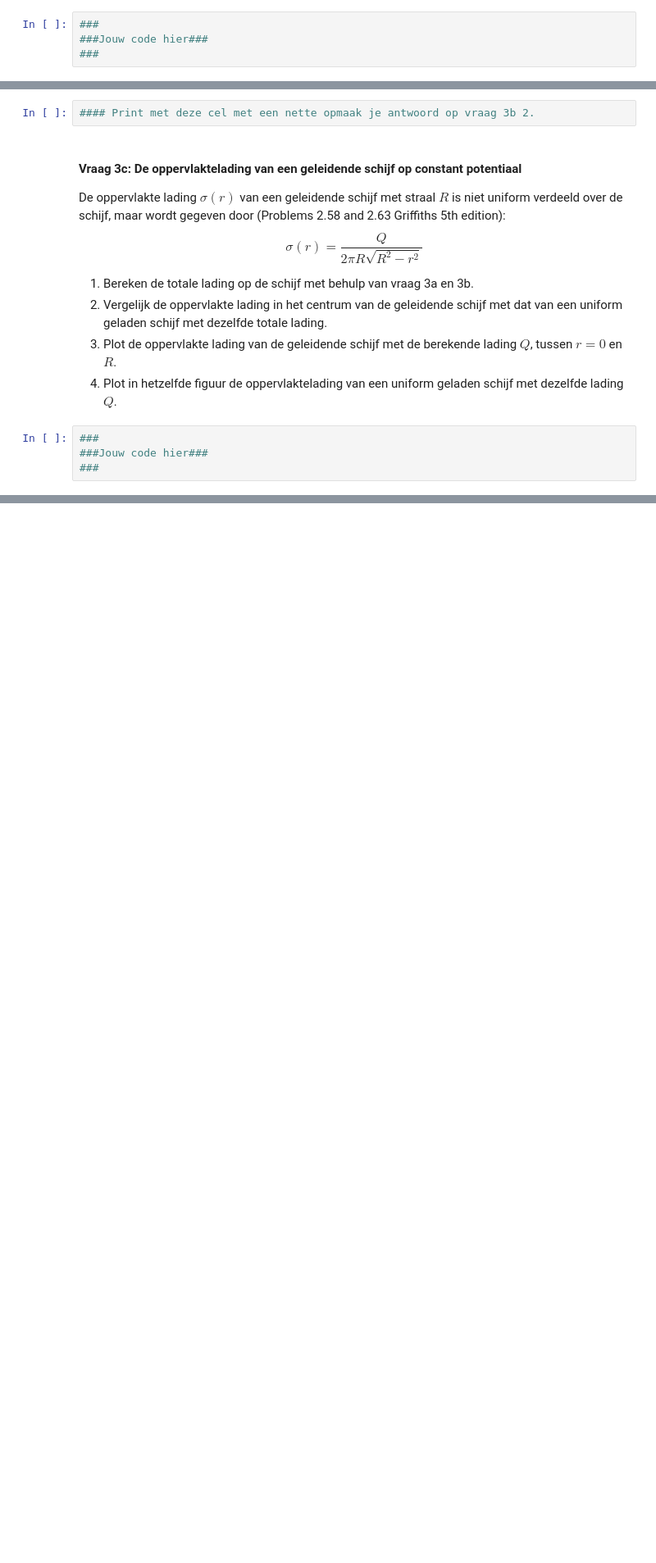
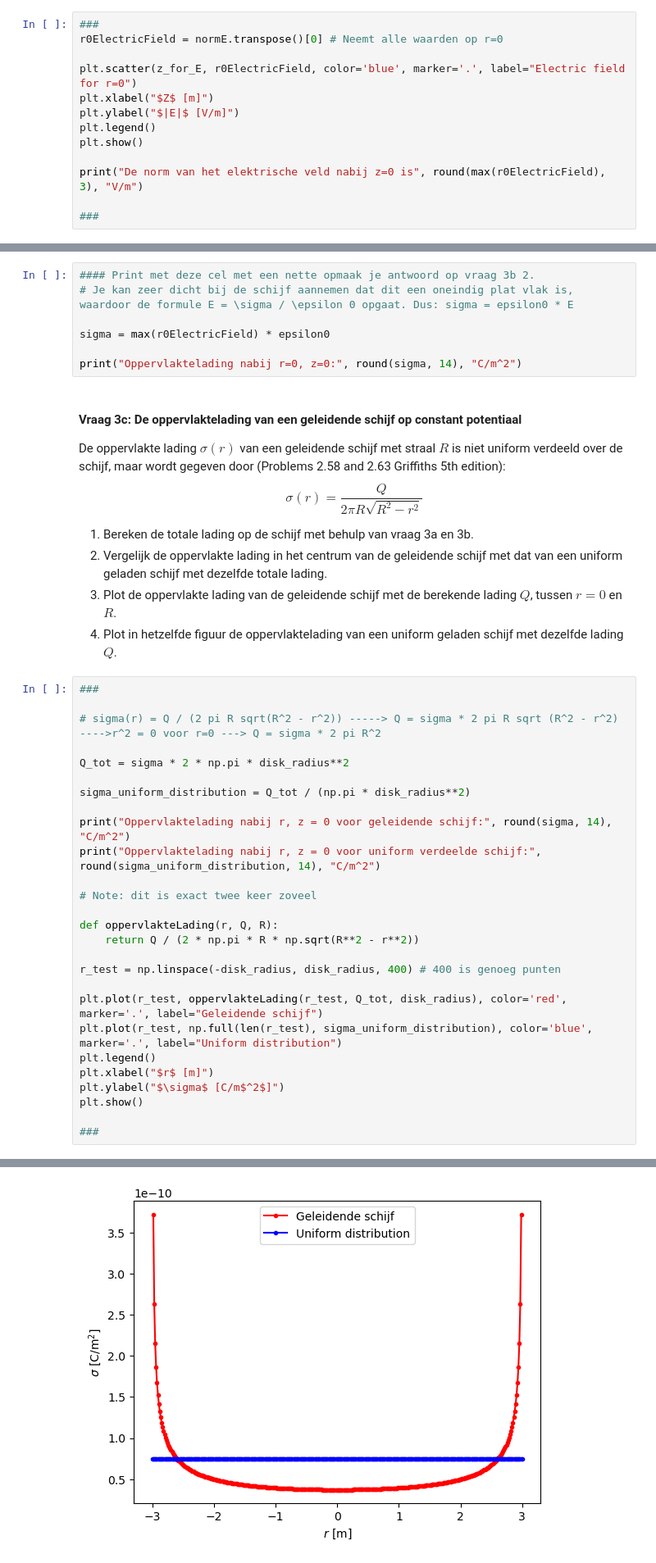
Before and after one commit to fKogelTU/opdrachten-DEF-D, a Jupyter notebook: DigitaleOntwerpopdrachten/1CondensatorOpdracht/CondensatorOntwerpopdracht.ipynb, the cells around one changed output, grey strips where cells are left out. Shown at 82% size. Cells and saved outputs as stored; diff of their text form; blank space fills up the shorter version.

```diff
--- a/DigitaleOntwerpopdrachten/1CondensatorOpdracht/CondensatorOntwerpopdracht.ipynb
+++ b/DigitaleOntwerpopdrachten/1CondensatorOpdracht/CondensatorOntwerpopdracht.ipynb
@@ -370,7 +369,16 @@ plot_results_disk(Ez, Er, normE, V, r, z, grid_step, disk_radius, z_pos_disk1, z
 2. Print de norm van het elektrische veld op de as heel dicht bij het midden van de schijf, zorg hier voor een nette opmaak.
 # %%
 ###
-###Jouw code hier###
+r0ElectricField = normE.transpose()[0] # Neemt alle waarden op r=0
+
+plt.scatter(z_for_E, r0ElectricField, color='blue', marker='.', label="Electric field for r=0")
+plt.xlabel("$Z$ [m]")
+plt.ylabel("$|E|$ [V/m]")
+plt.legend()
+plt.show()
+
+print("De norm van het elektrische veld nabij z=0 is", round(max(r0ElectricField), 3), "V/m")
+
 ###
 # %% [markdown]
 #### Vraag 3b: De oppervlakte lading in het midden van een geleidende schijf op constant potentiaal
@@ -384,5 +395,10 @@ plot_results_disk(Ez, Er, normE, V, r, z, grid_step, disk_radius, z_pos_disk1, z
 # %%
 #### Print met deze cel met een nette opmaak je antwoord op vraag 3b 2.
+# Je kan zeer dicht bij de schijf aannemen dat dit een oneindig plat vlak is, waardoor de formule E = \sigma / \epsilon 0 opgaat. Dus: sigma = epsilon0 * E
+
+sigma = max(r0ElectricField) * epsilon0
+
+print("Oppervlaktelading nabij r=0, z=0:", round(sigma, 14), "C/m^2")
 # %% [markdown]
 #### Vraag 3c: De oppervlaktelading van een geleidende schijf op constant potentiaal
 
@@ -395,5 +411,29 @@ $$\sigma(r) = \frac{Q}{2 \pi R \sqrt{R^2 - r^2}}$$
 4. Plot in hetzelfde figuur de oppervlaktelading van een uniform geladen schijf met dezelfde lading $Q$.
 # %%
 ###
-###Jouw code hier###
+
+# sigma(r) = Q / (2 pi R sqrt(R^2 - r^2)) -----> Q = sigma * 2 pi R sqrt (R^2 - r^2) ---->r^2 = 0 voor r=0 ---> Q = sigma * 2 pi R^2
+
+Q_tot = sigma * 2 * np.pi * disk_radius**2
+
+sigma_uniform_distribution = Q_tot / (np.pi * disk_radius**2)
+
+print("Oppervlaktelading nabij r, z = 0 voor geleidende schijf:", round(sigma, 14), "C/m^2")
+print("Oppervlaktelading nabij r, z = 0 voor uniform verdeelde schijf:", round(sigma_uniform_distribution, 14), "C/m^2")
+
+# Note: dit is exact twee keer zoveel
+
+def oppervlakteLading(r, Q, R):
+    return Q / (2 * np.pi * R * np.sqrt(R**2 - r**2))
+
+r_test = np.linspace(-disk_radius, disk_radius, 400) # 400 is genoeg punten
+
+plt.plot(r_test, oppervlakteLading(r_test, Q_tot, disk_radius), color='red', marker='.', label="Geleidende schijf")
+plt.plot(r_test, np.full(len(r_test), sigma_uniform_distribution), color='blue', marker='.', label="Uniform distribution")
+plt.legend()
+plt.xlabel("$r$ [m]")
+plt.ylabel("$\sigma$ [C/m$^2$]")
+plt.show()
+
 ###
+# %% [output]
@@ -400,3 +442,4 @@ $$\sigma(r) = \frac{Q}{2 \pi R \sqrt{R^2 - r^2}}$$
+[figure, added]
 # %% [markdown]
 #### Vraag 3d: Het edge effect
 
```
Also changed, not shown: parts of 5 cells of this notebook.
